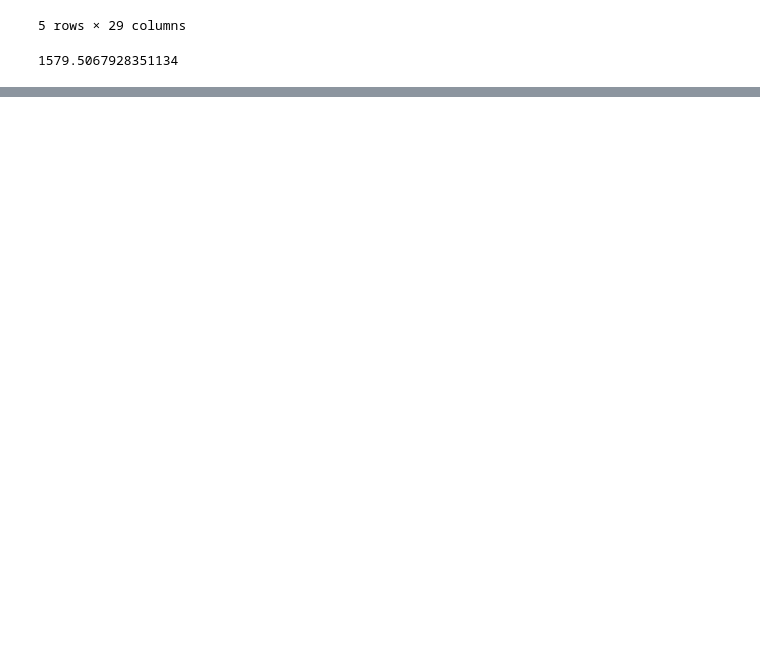
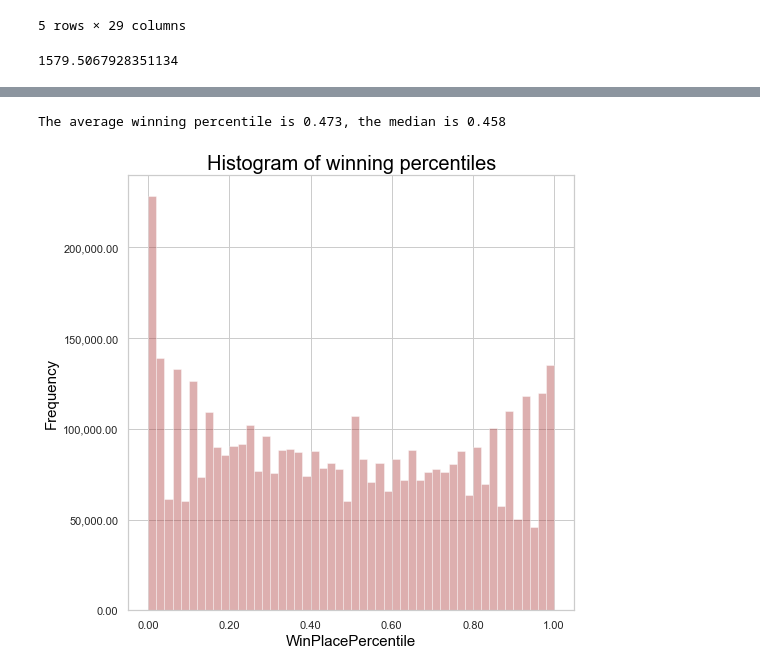
Before and after one commit to AkhilKrishnamurthy/PubG-Predictions, a Jupyter notebook: PubG1.ipynb, the cells around one changed output, grey strips where cells are left out. Saved outputs shown, nothing was run; the diff lists cells and outputs as text; code cells hidden in the pictures; blank space fills up the shorter version.

Commit message:
Win Placement code

```diff
--- a/PubG1.ipynb
+++ b/PubG1.ipynb
@@ -72,7 +112,7 @@ def plot_hist(x, title, noOfBins=50, col="#25203e"):
     plt.ylabel('Frequency',fontsize = 15,color='black')
     plt.title(title,fontsize = 20,color='black')
     plt.savefig(title+'.png',format='png',dpi=800)
-    files.download(title+'.png')
+    #files.download(title+'.png')
 
 def plot_hist1(x, title, noOfBins=50, col="#25203e"):
 
@@ -89,4 +129,12 @@ def plot_hist1(x, title, noOfBins=50, col="#25203e"):
     plt.ylabel('Frequency',fontsize = 15,color='black')
     plt.title('Histogram of Average Win Place Percentile of a Match',fontsize = 20,color='black')
     plt.savefig(title+'.png',format='png',dpi=800)
-    files.download(title+'.png')
+    #files.download(title+'.png')
+# %%
+print('The average winning percentile is {:.3f}, the median is {:.3f}'.format(train.winPlacePerc.mean(), train.winPlacePerc.median()))
+# %% [output]
+The average winning percentile is 0.473, the median is 0.458
+# %%
+plot_hist(train.winPlacePerc, title='Histogram of winning percentiles', col = '#AA3939')
+# %% [output]
+[figure, added]
```
Also changed, not shown: parts of 47 cells of this notebook.
